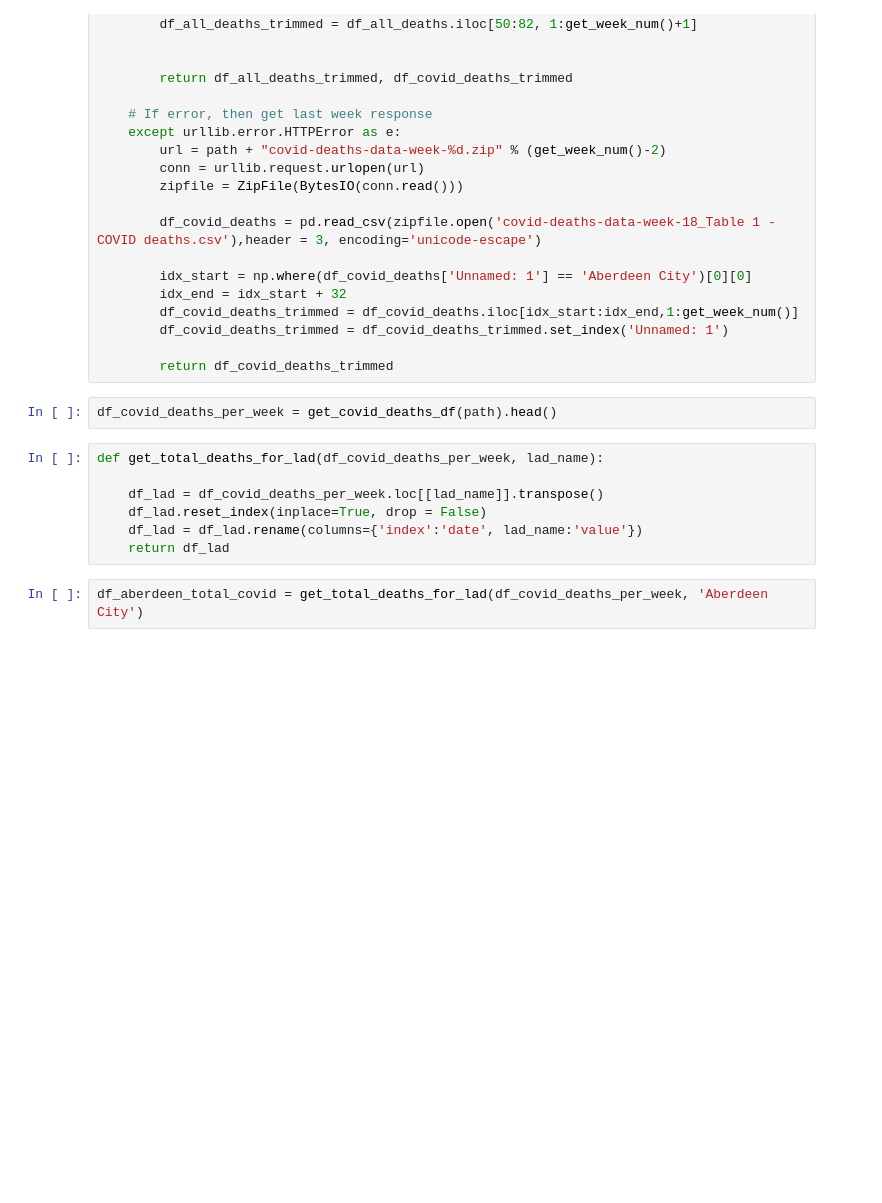
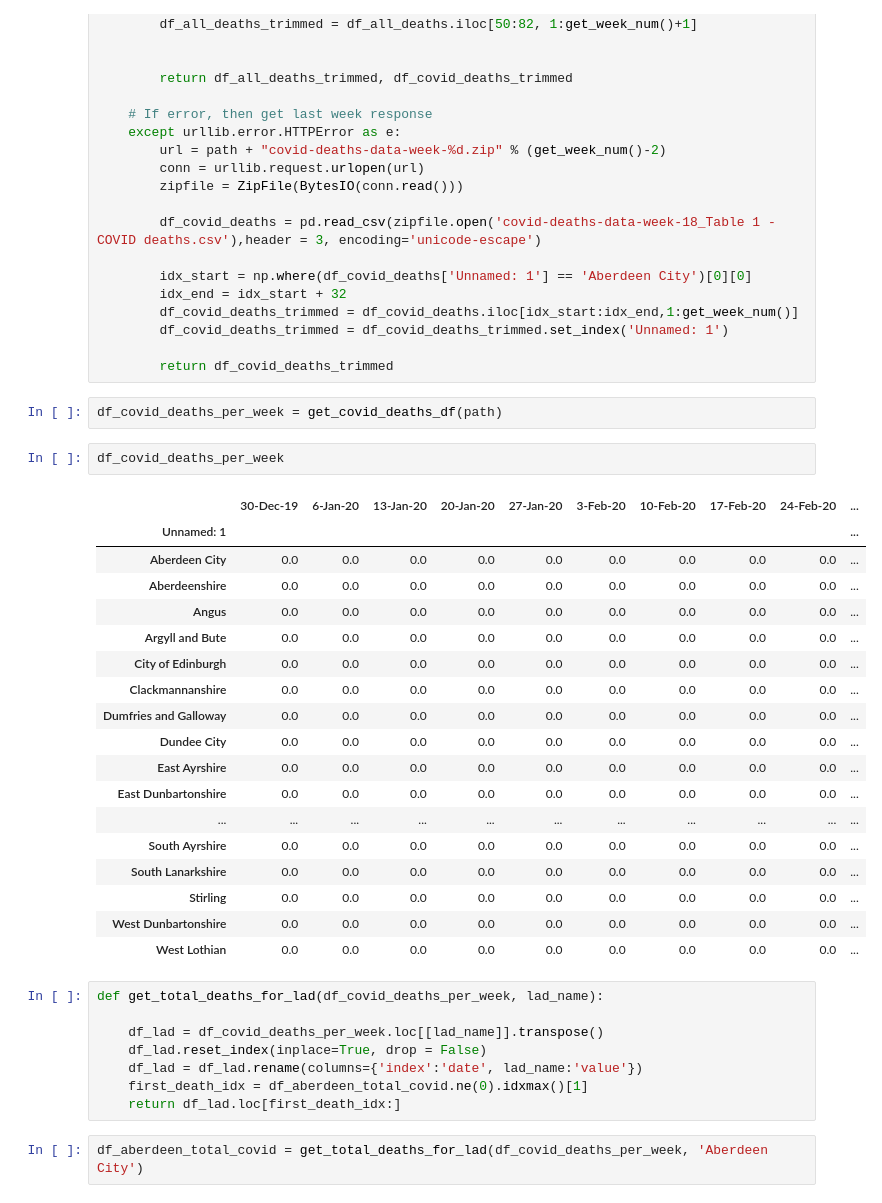
Before and after one commit to covidmaps/scotland, a Jupyter notebook: sco_lad_notebook.ipynb, the cells around one changed output. Drawn from its saved outputs; the diff is of its cells as text; blank space fills up the shorter version.

```diff
--- a/sco_lad_notebook.ipynb
+++ b/sco_lad_notebook.ipynb
@@ -59,14 +59,36 @@ def get_covid_deaths_df(path):
 
         return df_covid_deaths_trimmed
 # %%
-df_covid_deaths_per_week = get_covid_deaths_df(path).head()
+df_covid_deaths_per_week = get_covid_deaths_df(path)
+# %%
+df_covid_deaths_per_week
+# %% [output]
+|  | 30-Dec-19 | 6-Jan-20 | 13-Jan-20 | 20-Jan-20 | 27-Jan-20 | 3-Feb-20 | 10-Feb-20 | 17-Feb-20 | 24-Feb-20 | ... |
+| Unnamed: 1 |  |  |  |  |  |  |  |  |  | ... |
+| Aberdeen City | 0.0 | 0.0 | 0.0 | 0.0 | 0.0 | 0.0 | 0.0 | 0.0 | 0.0 | ... |
+| Aberdeenshire | 0.0 | 0.0 | 0.0 | 0.0 | 0.0 | 0.0 | 0.0 | 0.0 | 0.0 | ... |
+| Angus | 0.0 | 0.0 | 0.0 | 0.0 | 0.0 | 0.0 | 0.0 | 0.0 | 0.0 | ... |
+| Argyll and Bute | 0.0 | 0.0 | 0.0 | 0.0 | 0.0 | 0.0 | 0.0 | 0.0 | 0.0 | ... |
+| City of Edinburgh | 0.0 | 0.0 | 0.0 | 0.0 | 0.0 | 0.0 | 0.0 | 0.0 | 0.0 | ... |
+| Clackmannanshire | 0.0 | 0.0 | 0.0 | 0.0 | 0.0 | 0.0 | 0.0 | 0.0 | 0.0 | ... |
+| Dumfries and Galloway | 0.0 | 0.0 | 0.0 | 0.0 | 0.0 | 0.0 | 0.0 | 0.0 | 0.0 | ... |
+| Dundee City | 0.0 | 0.0 | 0.0 | 0.0 | 0.0 | 0.0 | 0.0 | 0.0 | 0.0 | ... |
+| East Ayrshire | 0.0 | 0.0 | 0.0 | 0.0 | 0.0 | 0.0 | 0.0 | 0.0 | 0.0 | ... |
+| East Dunbartonshire | 0.0 | 0.0 | 0.0 | 0.0 | 0.0 | 0.0 | 0.0 | 0.0 | 0.0 | ... |
+| ... | ... | ... | ... | ... | ... | ... | ... | ... | ... | ... |
+| South Ayrshire | 0.0 | 0.0 | 0.0 | 0.0 | 0.0 | 0.0 | 0.0 | 0.0 | 0.0 | ... |
+| South Lanarkshire | 0.0 | 0.0 | 0.0 | 0.0 | 0.0 | 0.0 | 0.0 | 0.0 | 0.0 | ... |
+| Stirling | 0.0 | 0.0 | 0.0 | 0.0 | 0.0 | 0.0 | 0.0 | 0.0 | 0.0 | ... |
+| West Dunbartonshire | 0.0 | 0.0 | 0.0 | 0.0 | 0.0 | 0.0 | 0.0 | 0.0 | 0.0 | ... |
+| West Lothian | 0.0 | 0.0 | 0.0 | 0.0 | 0.0 | 0.0 | 0.0 | 0.0 | 0.0 | ... |
 # %%
 def get_total_deaths_for_lad(df_covid_deaths_per_week, lad_name):
 
     df_lad = df_covid_deaths_per_week.loc[[lad_name]].transpose()
     df_lad.reset_index(inplace=True, drop = False)
     df_lad = df_lad.rename(columns={'index':'date', lad_name:'value'})
-    return df_lad
+    first_death_idx = df_aberdeen_total_covid.ne(0).idxmax()[1]
+    return df_lad.loc[first_death_idx:]
 # %%
 df_aberdeen_total_covid = get_total_deaths_for_lad(df_covid_deaths_per_week, 'Aberdeen City')
 # %%
```
Also changed, not shown: parts of 6 cells of this notebook, 34 other files.
